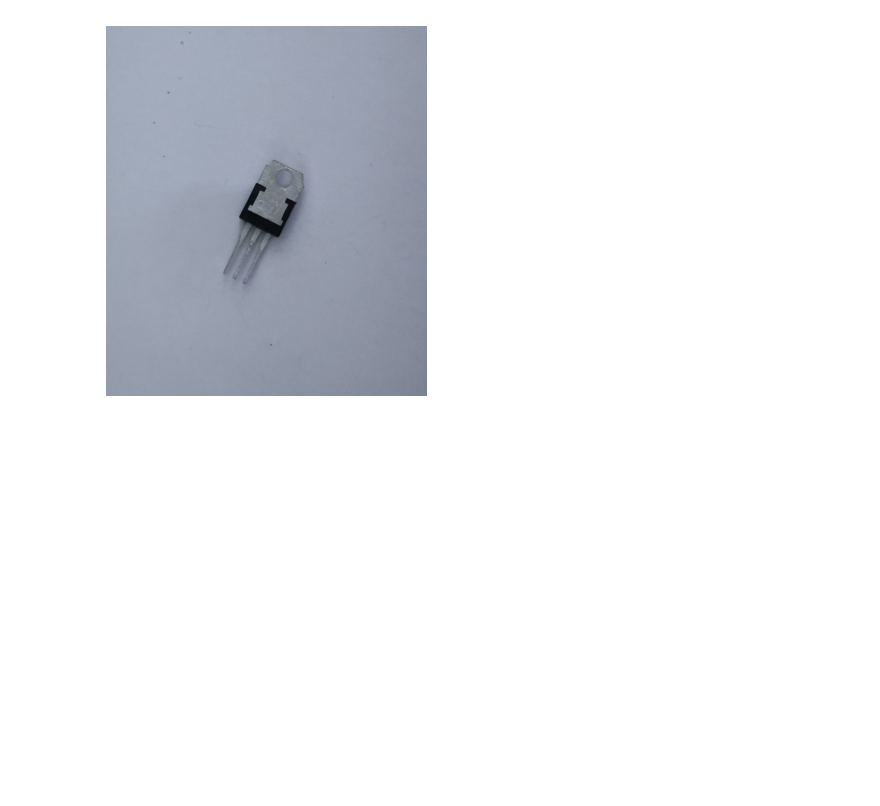
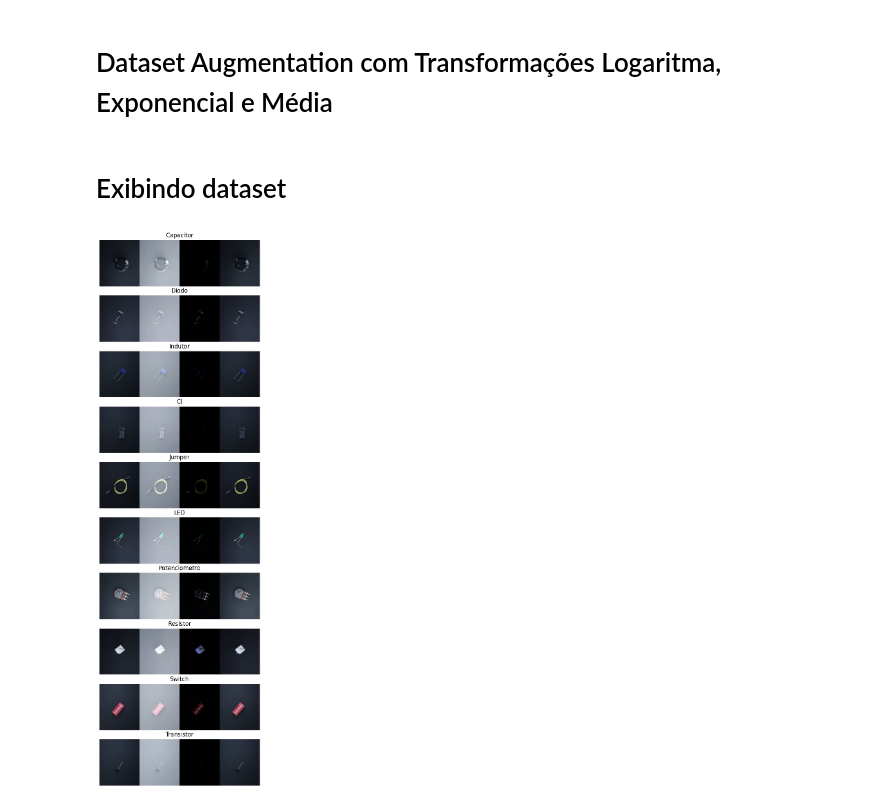
Before and after one commit to fabio-bays/the-dip, a Jupyter notebook: aumentar_dataset.ipynb, the cells around one changed output. Cells and saved outputs as stored; diff of their text form; code cells hidden in the pictures; blank space fills up the shorter version.

Commit message:
Dataset Augmentation

```diff
--- a/aumentar_dataset.ipynb
+++ b/aumentar_dataset.ipynb
@@ -35,11 +36,2 @@ mont_transist = ski.util.montage(imgs[180:184], channel_axis=-1, grid_shape=(1,
-# %%
-fig, axes = pl.subplots(10, 1, figsize=(40.96,20.48))
-
-ordem = [mont_capacitores, mont_pot, mont_led, mont_diodo, mont_resistores, mont_ic, mont_transist, mont_switch, mont_indutor, mont_jump]
-nomes = ['Capacitor', 'Potenciometro', 'Led', 'Diodo', 'Resistor', 'CI', 'Transistor', 'Switch', 'Indutor', 'Jumper']
-for i, mont in zip(range(0,10), ordem):
-  axes[i].imshow(mont)
-  axes[i].set_axis_off()
-  axes[i].set_title(nomes[i])
 # %%
 import cv2
@@ -80,6 +71,8 @@ plt.show()
 plt.imshow(mont_mean)
 plt.axis('off')
 plt.show()
+# %% [markdown]
+# Dataset Augmentation com Transformações Logaritma, Exponencial e Média
 # %%
 import cv2
 from cv2 import filter2D
@@ -106,9 +99,3 @@ for image in imgs:
     log_imgs.append(log_image)
     exp_imgs.append(exp_image)
     mean_imgs.append(mean_image)
-# %%
-plt.imshow(mean_imgs[199])
-plt.axis('off')
-plt.show()
-# %% [output]
-[figure, removed]
@@ -119,0 +102,13 @@ plt.show()
+# %% [markdown]
+# Exibindo dataset
+# %%
+fig, axes = pl.subplots(10, 1, figsize=(40.96,20.48))
+nomes = ['Capacitor', 'Diodo', 'Indutor', 'CI', 'Jumper', 'LED', 'Potenciometro', 'Resistor', 'Switch', 'Transistor']
+
+for i, nome in enumerate(nomes):
+    mont_augmented = ski.util.montage([imgs[i*20], log_imgs[i*20], exp_imgs[i*20], mean_imgs[i*20]], channel_axis=-1, grid_shape=(1, 4))
+    axes[i].imshow(mont_augmented)
+    axes[i].set_axis_off()
+    axes[i].set_title(nomes[i])
+# %% [output]
+[figure, added]
```
Also changed, not shown: parts of 6 cells of this notebook.
